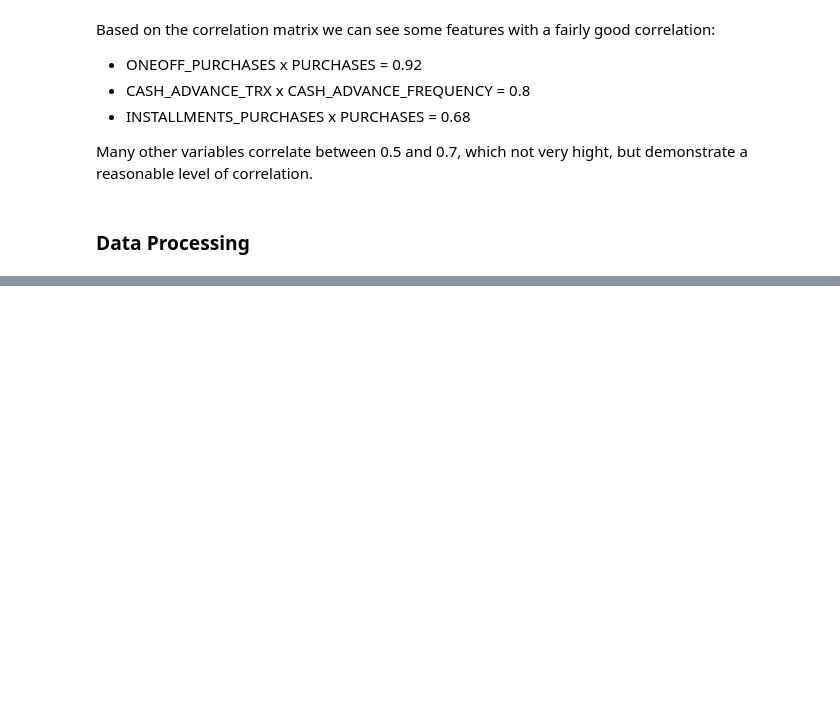
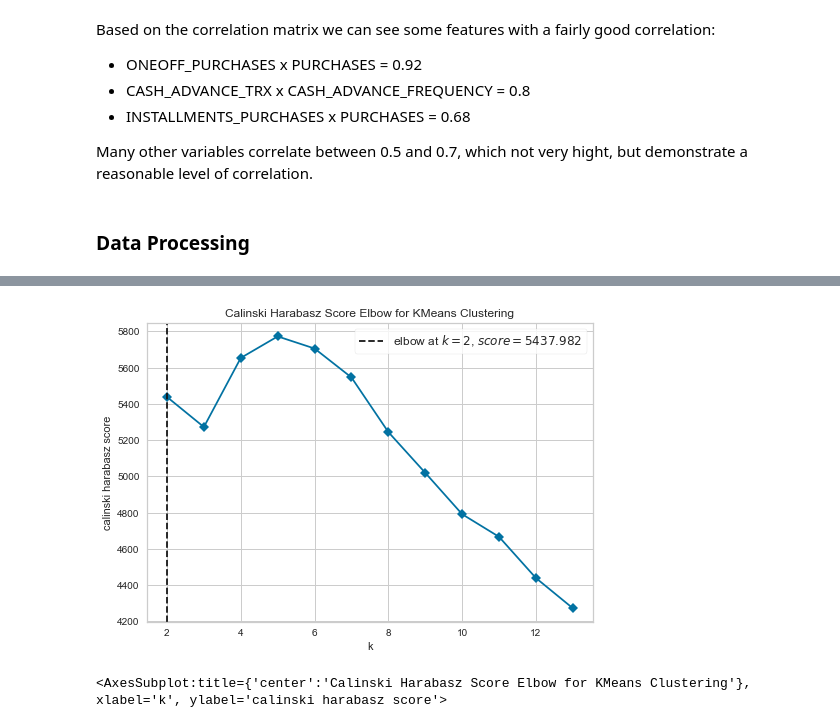
Before and after one commit to PeterStos/Credit-Card-Customer-Clustering, a Jupyter notebook: Credit-Card-Customer-Clustering.ipynb, the cells around one changed output, grey strips where cells are left out. Cells and saved outputs as stored; diff of their text form; code cells hidden in the pictures; blank space fills up the shorter version.

```diff
--- a/Credit-Card-Customer-Clustering.ipynb
+++ b/Credit-Card-Customer-Clustering.ipynb
@@ -278,0 +353,12 @@ for col in cols:
+# %%
+# Instantiate the clustering model and visualizer
+model = KMeans()
+visualizer = KElbowVisualizer(
+    model, k=(2,14), metric='calinski_harabasz', timings=False, locate_elbow=True
+)
+
+visualizer.fit(imputed_df_sk)        # Fit the data to the visualizer
+visualizer.show()
+# %% [output]
+[figure, added]
+<AxesSubplot:title={'center':'Calinski Harabasz Score Elbow for KMeans Clustering'}, xlabel='k', ylabel='calinski harabasz score'>
```
Also changed, not shown: parts of 20 cells of this notebook.
